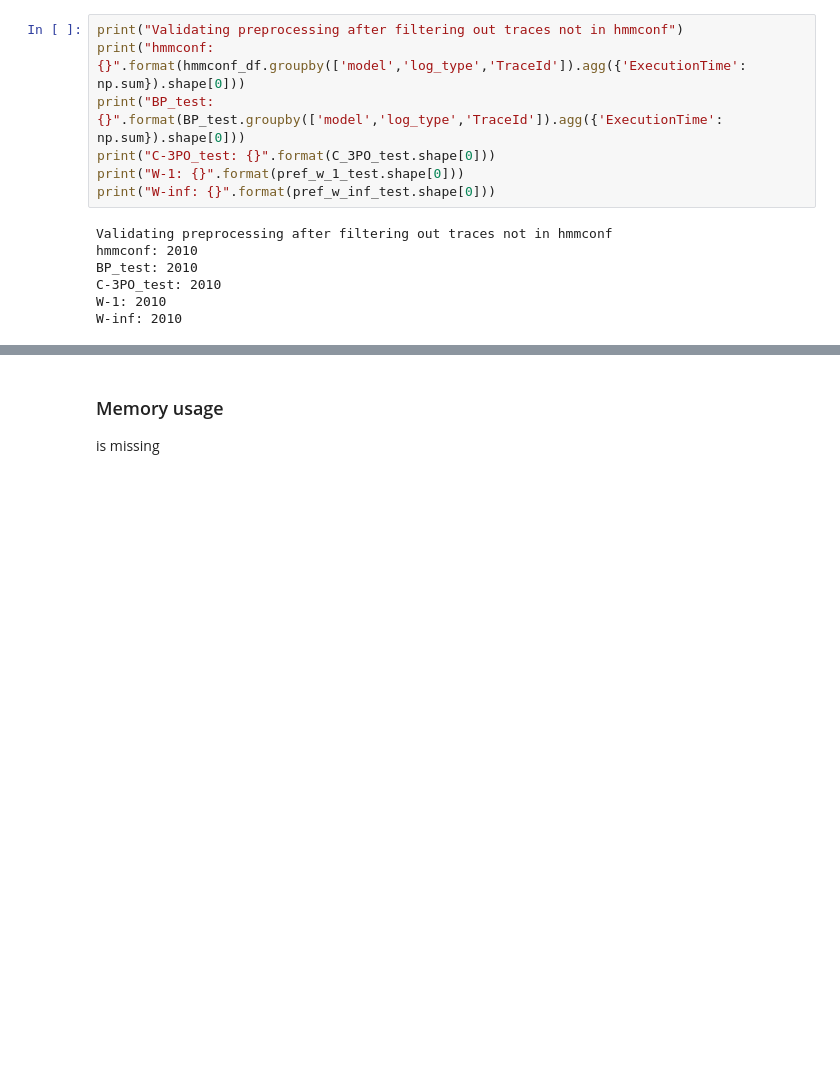
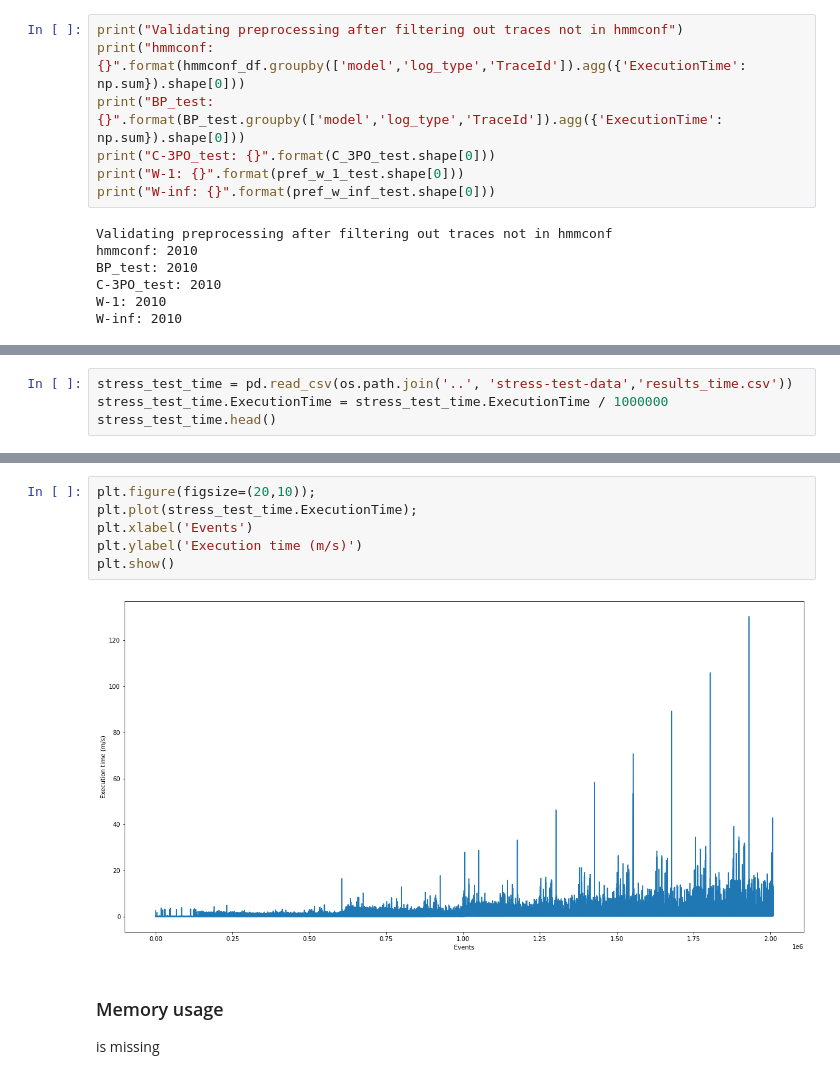
Before and after one commit to MaxTNielsen/ConformanceCheckingUsingTries, a Jupyter notebook: Jupyter/comparative_analysis.ipynb, the cells around one changed output, grey strips where cells are left out. Cells and saved outputs as stored; diff of their text form; blank space fills up the shorter version.

Commit message:
stress-test

```diff
--- a/Jupyter/comparative_analysis.ipynb
+++ b/Jupyter/comparative_analysis.ipynb
@@ -541,0 +513,4 @@ is missing
+# %%
+stress_test_time = pd.read_csv(os.path.join('..', 'stress-test-data','results_time.csv'))
+stress_test_time.ExecutionTime = stress_test_time.ExecutionTime / 1000000
+stress_test_time.head()
@@ -542,3 +535,11 @@ is missing
+# %%
+plt.figure(figsize=(20,10));
+plt.plot(stress_test_time.ExecutionTime);
+plt.xlabel('Events')
+plt.ylabel('Execution time (m/s)')
+plt.show()
+# %% [output]
+[figure, added]
 # %% [markdown]
 ### Memory usage
 
```
Also changed, not shown: parts of 25 cells of this notebook, 19 other files.
